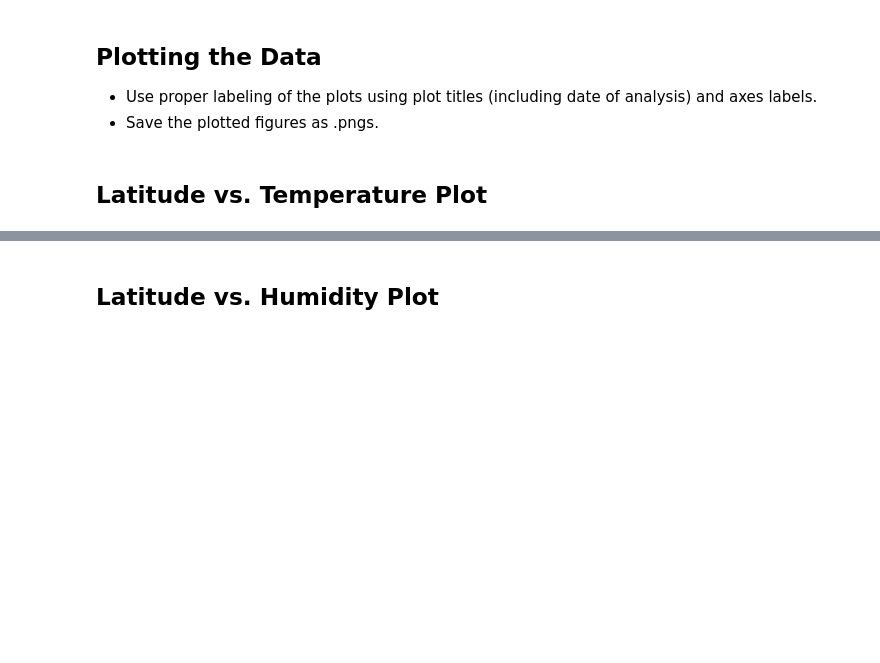
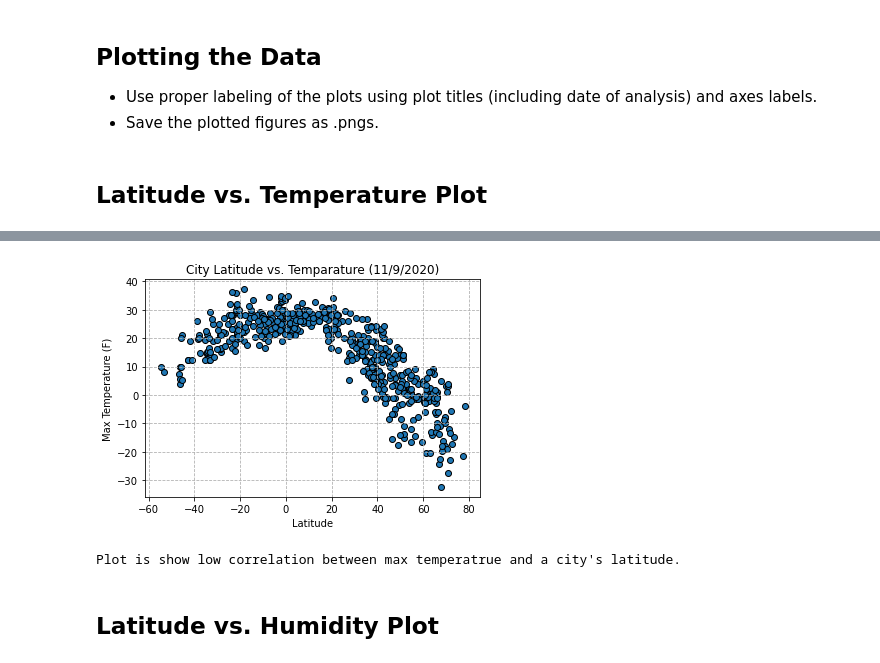
Before and after one commit to m-rivera1/python-api-challenge, a Jupyter notebook: WeatherPy/WeatherPy.ipynb, the cells around one changed output, grey strips where cells are left out. Cells and saved outputs as stored; diff of their text form; code cells hidden in the pictures; blank space fills up the shorter version.

```diff
--- a/WeatherPy/WeatherPy.ipynb
+++ b/WeatherPy/WeatherPy.ipynb
@@ -300,3 +223,8 @@ Int64Index([], dtype='int64')
 # %%
 # Make a new DataFrame equal to the city data to drop all humidity outliers by index.
-# Passing "inplace=False" will make a copy of the city_data DataFrame, which we call "clean_city_data".
+#drop rows by index
+# index values were added in manually...can I make them a variable?
+
+weather_clean_df = weather_df.drop([57, 266, 330, 334, 392, 393, 396, 534, 538, 548, 558])
+
+weather_clean_df.count
@@ -365,2 +255,19 @@ plt.show()
+# %%
+#setup variables for plotting
+city_lat = weather_clean_df["Lat"]
+max_temp = weather_clean_df["Max Temp"]
+
+#generate scatter plot
+plt.title('City Latitude vs. Temparature (11/9/2020)')
+plt.scatter(city_lat,max_temp,edgecolors="black")
+plt.xlabel("Latitude")
+plt.ylabel("Max Temperature (F)")
+plt.grid (b=True,which="major",linestyle="--", axis="both")
+plt.show()
+print(f"Plot is show low correlation between max temperatrue and a city's latitude.")
+#plt.savefig("output_data/fig1.png")
+# %% [output]
+[figure, added]
+Plot is show low correlation between max temperatrue and a city's latitude.
 # %% [markdown]
 ## Latitude vs. Humidity Plot
```
Also changed, not shown: parts of 48 cells of this notebook, 2 other files.
